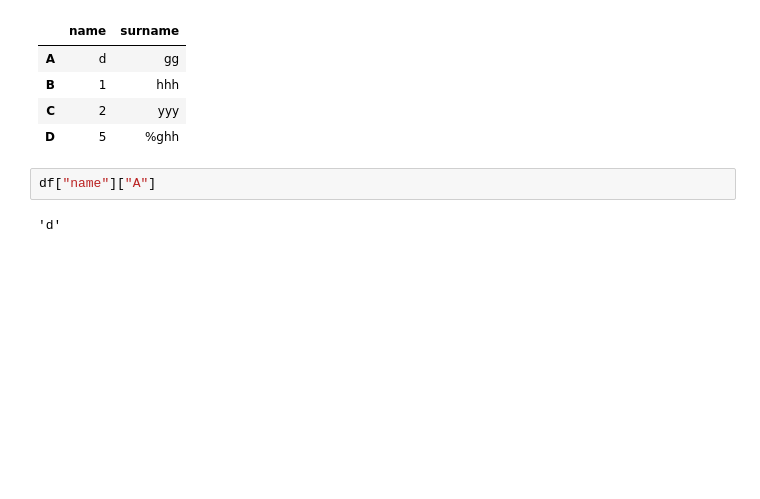
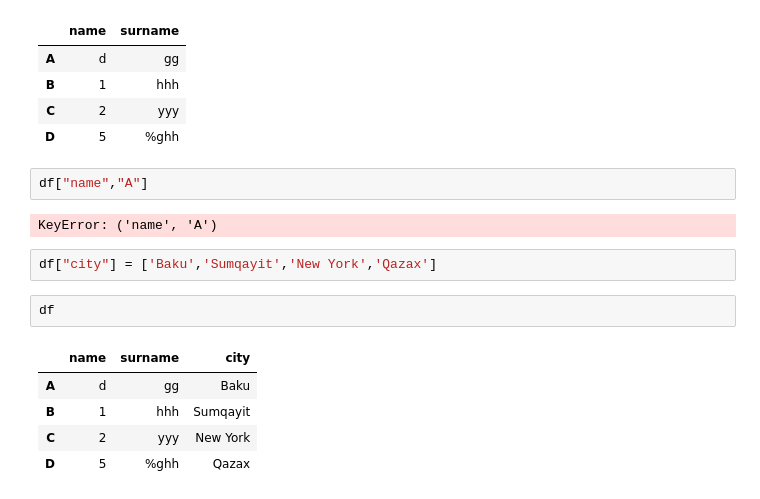
Before and after one commit to easgarli/datascience_bootcamp, a Jupyter notebook: Pandas.ipynb, the cells around one changed output. Drawn from its saved outputs; the diff is of its cells as text; blank space fills up the shorter version.

```diff
--- a/Pandas.ipynb
+++ b/Pandas.ipynb
@@ -53,6 +53,16 @@ df
 | C | 2 | yyy |
 | D | 5 | %ghh |
 # %%
-df["name"]["A"]
+df["name","A"]
 # %% [output]
-'d'
+KeyError: ('name', 'A')
+# %%
+df["city"] = ['Baku','Sumqayit','New York','Qazax']
+# %%
+df
+# %% [output]
+|  | name | surname | city |
+| A | d | gg | Baku |
+| B | 1 | hhh | Sumqayit |
+| C | 2 | yyy | New York |
+| D | 5 | %ghh | Qazax |
```
Also changed, not shown: parts of 11 cells of this notebook, 3 other files.
